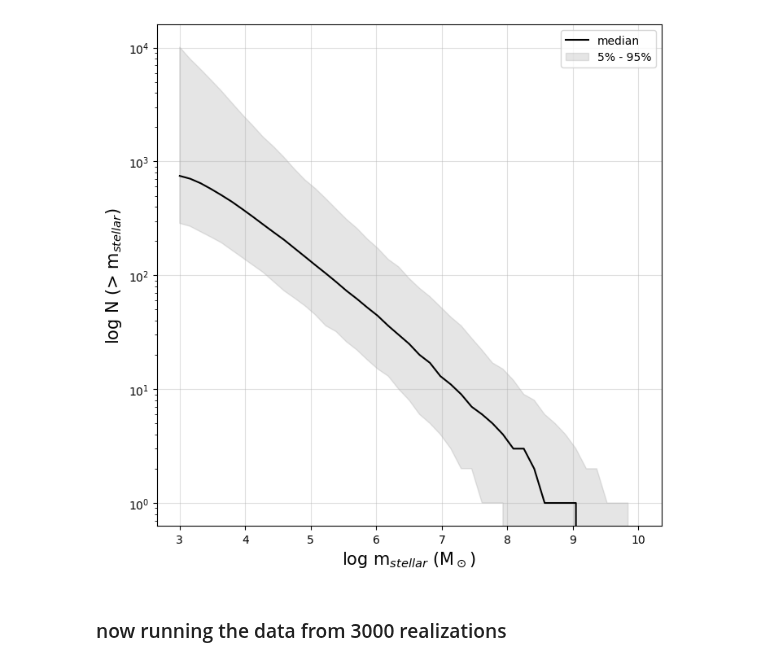
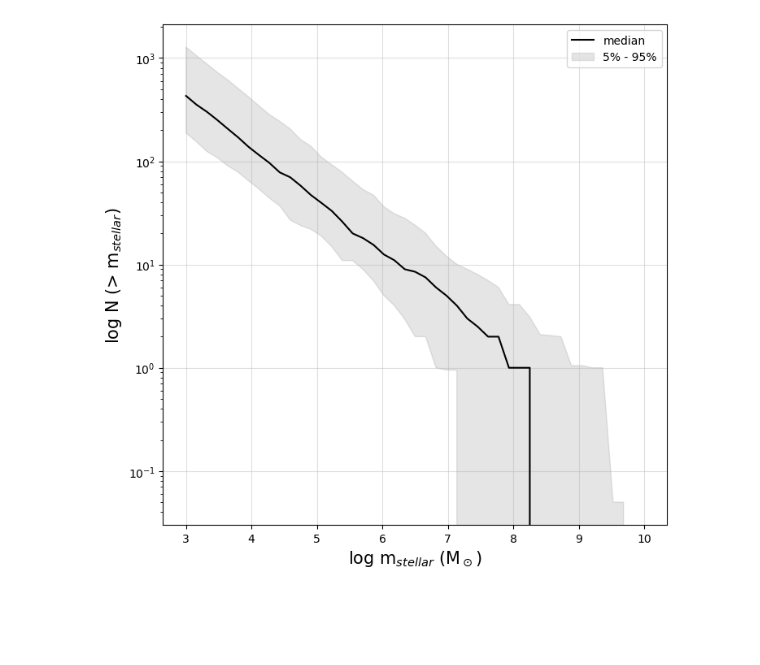
Before and after one commit to jsmonzon/SatGen, a Jupyter notebook: notebooks/test_class.ipynb, the cells around one changed output. Saved outputs shown, nothing was run; the diff lists cells and outputs as text; code cells hidden in the pictures; blank space fills up the shorter version.

```diff
--- a/notebooks/test_class.ipynb
+++ b/notebooks/test_class.ipynb
@@ -180,8 +93,10 @@ massmat.prep_data()
 # %%
+massmat = anaclass.MassMat("../../data/40_cross_host_8/surv_mass.npy")
+
+massmat.prep_data()
+
 massmat.CSMF()
 
 massmat.plot_CSMF()
 # %% [output]
-[figure, old version]
+[figure, new version]
-# %% [markdown]
-### now running the data from 3000 realizations
```
Also changed, not shown: parts of 26 cells of this notebook, 1 other file.
